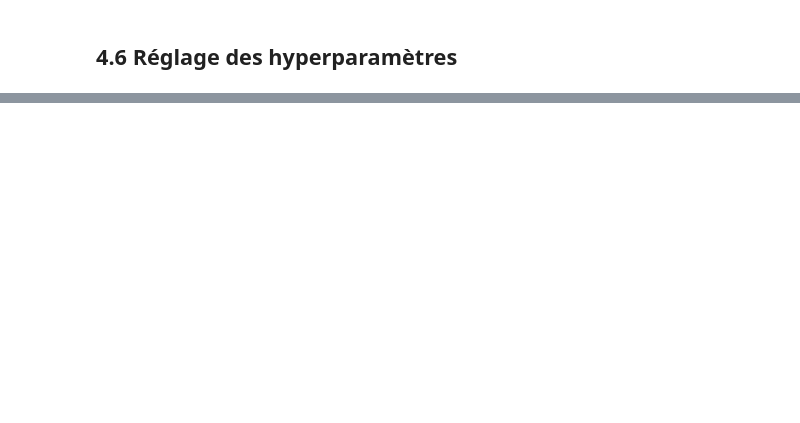
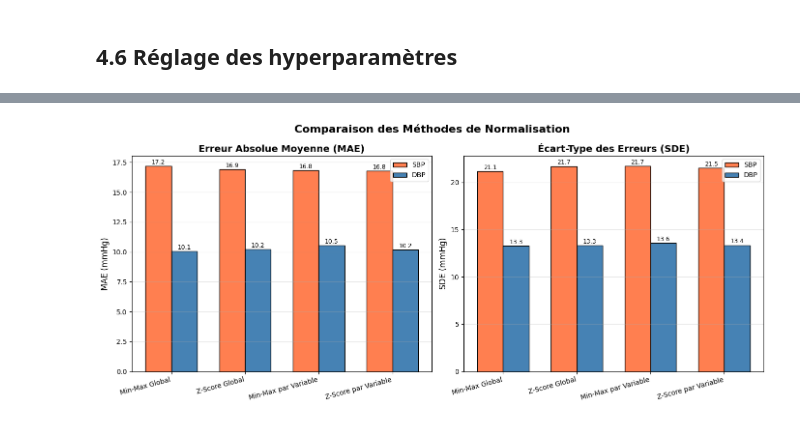
Before and after one commit to vskarleas/ROB5-S9-CardioSense_AI, a Jupyter notebook: Lab 2/lab.ipynb, the cells around one changed output, grey strips where cells are left out. Saved outputs shown, nothing was run; the diff lists cells and outputs as text; code cells hidden in the pictures; blank space fills up the shorter version.

```diff
--- a/Lab 2/lab.ipynb
+++ b/Lab 2/lab.ipynb
@@ -1174,0 +2402,16 @@ Le meilleure model est celui avec taille de batch à 64 et taux d'apprentisage
+# %%
+# 4. Entraînement avec Z-Score par Variable
+train_X = normalizations['Z-Score par Variable'][0]
+test_X = normalizations['Z-Score par Variable'][1]
+
+# Ajouter la dimension pour le modèle (n_samples, timesteps, 1)
+if train_X.ndim == 2:
+    train_X = np.expand_dims(train_X, axis=-1)
+    test_X = np.expand_dims(test_X, axis=-1)
+
+print(f"Shape train_X: {train_X.shape}, test_X: {test_X.shape}")
+
+normalization_results['Z-Score par Variable'] = train_and_evaluate_normalization(
+    train_X, test_X, train_labels_norm, test_labels_norm,
+    'Z-Score par Variable', label_scaler_ex6, epochs=50
+)
@@ -1174,0 +2477,58 @@ Le meilleure model est celui avec taille de batch à 64 et taux d'apprentisage
+# %%
+# Graphique comparatif MAE et SDE
+fig, axes = plt.subplots(1, 2, figsize=(14, 6))
+
+norm_names = list(normalization_results.keys())
+x = np.arange(len(norm_names))
+width = 0.35
+
+# MAE
+sbp_mae = [normalization_results[n]['SBP_MAE'] for n in norm_names]
+dbp_mae = [normalization_results[n]['DBP_MAE'] for n in norm_names]
+
+bars1 = axes[0].bar(x - width/2, sbp_mae, width, label='SBP', color='coral', edgecolor='black')
+bars2 = axes[0].bar(x + width/2, dbp_mae, width, label='DBP', color='steelblue', edgecolor='black')
+
+axes[0].set_ylabel('MAE (mmHg)', fontsize=12)
+axes[0].set_title('Erreur Absolue Moyenne (MAE)', fontsize=14, fontweight='bold')
+axes[0].set_xticks(x)
+axes[0].set_xticklabels(norm_names, rotation=15, ha='right')
+axes[0].legend()
+axes[0].grid(True, axis='y', alpha=0.3)
+
+# Ajouter valeurs sur les barres
+for bar in bars1:
+    axes[0].annotate(f'{bar.get_height():.1f}', xy=(bar.get_x() + bar.get_width()/2, bar.get_height()),
+                    xytext=(0, 3), textcoords='offset points', ha='center', fontsize=9)
+for bar in bars2:
+    axes[0].annotate(f'{bar.get_height():.1f}', xy=(bar.get_x() + bar.get_width()/2, bar.get_height()),
+                    xytext=(0, 3), textcoords='offset points', ha='center', fontsize=9)
+
+# SDE
+sbp_sde = [normalization_results[n]['SBP_SDE'] for n in norm_names]
+dbp_sde = [normalization_results[n]['DBP_SDE'] for n in norm_names]
+
+bars3 = axes[1].bar(x - width/2, sbp_sde, width, label='SBP', color='coral', edgecolor='black')
+bars4 = axes[1].bar(x + width/2, dbp_sde, width, label='DBP', color='steelblue', edgecolor='black')
+
+axes[1].set_ylabel('SDE (mmHg)', fontsize=12)
+axes[1].set_title('Écart-Type des Erreurs (SDE)', fontsize=14, fontweight='bold')
+axes[1].set_xticks(x)
+axes[1].set_xticklabels(norm_names, rotation=15, ha='right')
+axes[1].legend()
+axes[1].grid(True, axis='y', alpha=0.3)
+
+# Ajouter valeurs sur les barres
+for bar in bars3:
+    axes[1].annotate(f'{bar.get_height():.1f}', xy=(bar.get_x() + bar.get_width()/2, bar.get_height()),
+                    xytext=(0, 3), textcoords='offset points', ha='center', fontsize=9)
+for bar in bars4:
+    axes[1].annotate(f'{bar.get_height():.1f}', xy=(bar.get_x() + bar.get_width()/2, bar.get_height()),
+                    xytext=(0, 3), textcoords='offset points', ha='center', fontsize=9)
+
+plt.suptitle('Comparaison des Méthodes de Normalisation', fontsize=16, fontweight='bold')
+plt.tight_layout()
+plt.savefig('images/ex6_normalization_mae_sde.png', dpi=150, bbox_inches='tight')
+plt.show()
+# %% [output]
+[figure, added]
```
Also changed, not shown: parts of 114 cells of this notebook, 14 other files.
